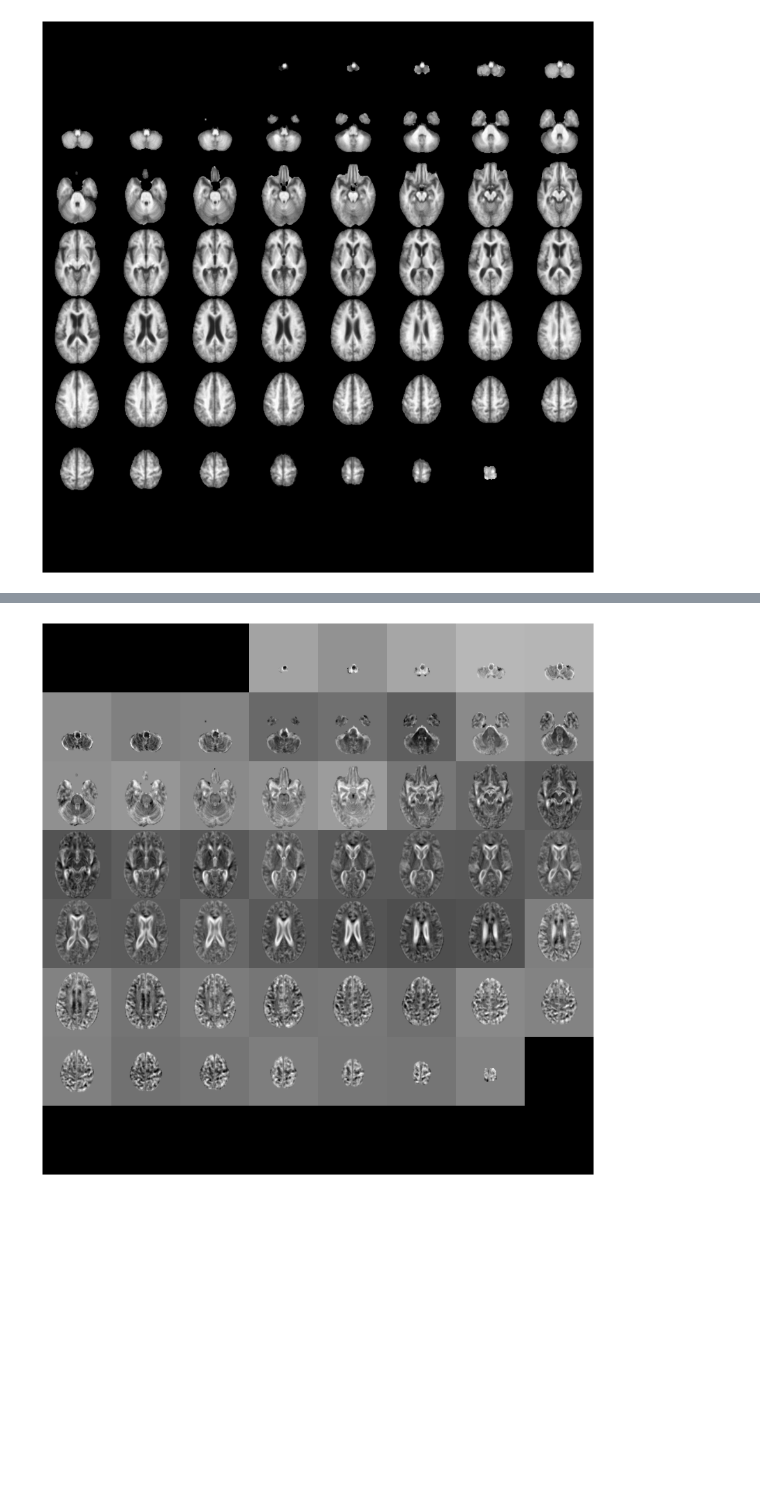
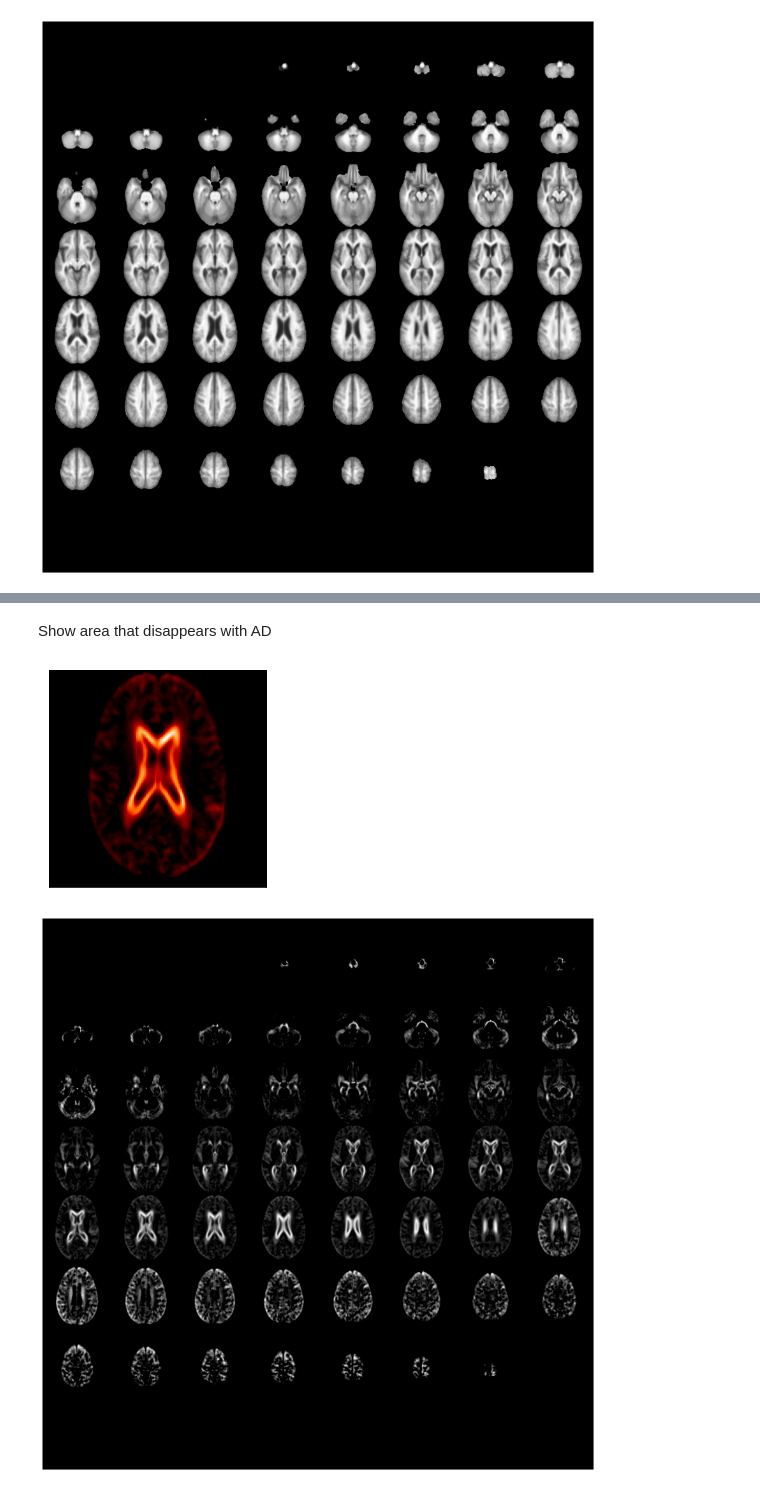
Before and after one commit to robert-kloepsch/alzheimer-classification, a Jupyter notebook: notebooks/EDA-images.ipynb, the cells around one changed output, grey strips where cells are left out. Cells and saved outputs as stored; diff of their text form; code cells hidden in the pictures; blank space fills up the shorter version.

```diff
--- a/notebooks/EDA-images.ipynb
+++ b/notebooks/EDA-images.ipynb
@@ -143,5 +163,13 @@ plot_slices(8, 8, 128, 128, mild_diff)
-# %%
-severe_diff =  normal_scans_avg - severe_scans_avg
-plot_slices(8, 8, 128, 128, severe_diff)
-# %% [output]
-[figure, removed]
+# %% [markdown]
+Show area that disappears with AD
+# %%
+very_mild_diff =  normal_scans_avg - very_mild_scans_avg
+very_mild_diff[very_mild_diff<0] = 0
+fig = plt.imshow(np.squeeze(very_mild_diff[:, :, 34]), cmap="gist_heat")
+fig.axes.get_xaxis().set_visible(False)
+fig.axes.get_yaxis().set_visible(False)
+plt.show()
+plot_slices(8, 8, 128, 128, very_mild_diff)
+# %% [output]
+[figure, added]
+[figure, added]
```
Also changed, not shown: parts of 12 cells of this notebook.
